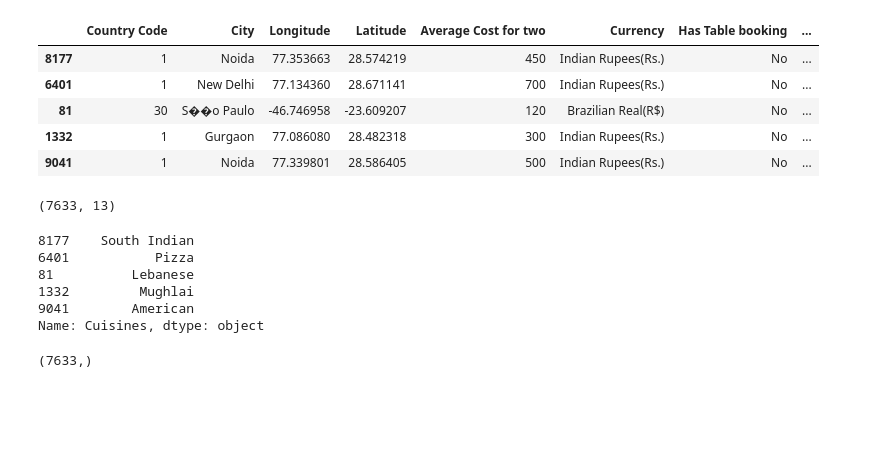
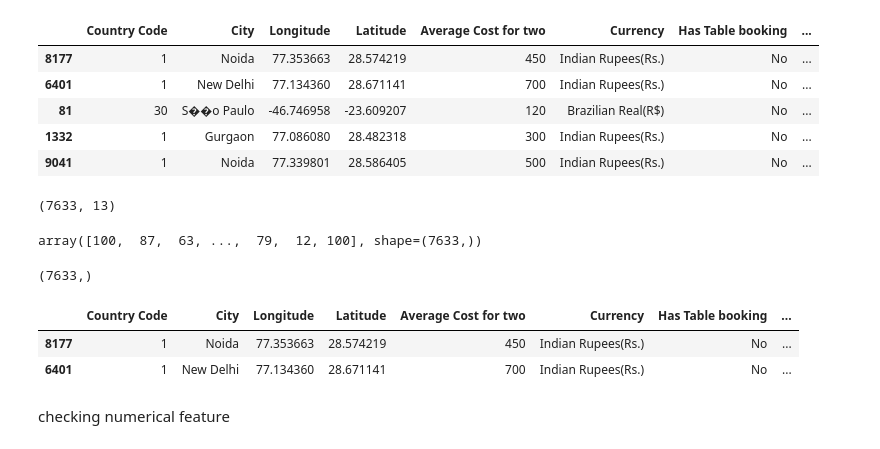
Before and after one commit to Rupesh-Mane/cognifyz-machine-learning-internship, a Jupyter notebook: notebooks/task3.ipynb, the cells around one changed output. Cells and saved outputs as stored; diff of their text form; code cells hidden in the pictures; blank space fills up the shorter version.

```diff
--- a/notebooks/task3.ipynb
+++ b/notebooks/task3.ipynb
@@ -213,6 +216,7 @@ from sklearn.model_selection import train_test_split
 # %%
+le=LabelEncoder()
 x=df.drop(columns=["Cuisines"])
-y=df["Cuisines"]
+y=le.fit_transform(df["Cuisines"])
 # %%
 x_train,x_test,y_train,y_test=train_test_split(x,y,test_size=0.2,random_state=42)
 # %%
@@ -228,16 +232,19 @@ x_train.head()
 x_train.shape
 # %% [output]
 (7633, 13)
-# %%
-y_train.head()
-# %% [output]
-8177    South Indian
-6401           Pizza
-81          Lebanese
-1332         Mughlai
-9041        American
-Name: Cuisines, dtype: object
+# %%
+y_train
+# %% [output]
+array([100,  87,  63, ...,  79,  12, 100], shape=(7633,))
 # %%
 y_train.shape
 # %% [output]
 (7633,)
+# %%
+x_train.head(2)
+# %% [output]
+|  | Country Code | City | Longitude | Latitude | Average Cost for two | Currency | Has Table booking | ... |
+| 8177 | 1 | Noida | 77.353663 | 28.574219 | 450 | Indian Rupees(Rs.) | No | ... |
+| 6401 | 1 | New Delhi | 77.134360 | 28.671141 | 700 | Indian Rupees(Rs.) | No | ... |
+# %% [markdown]
+checking numerical feature
```
Also changed, not shown: parts of 40 cells of this notebook.
